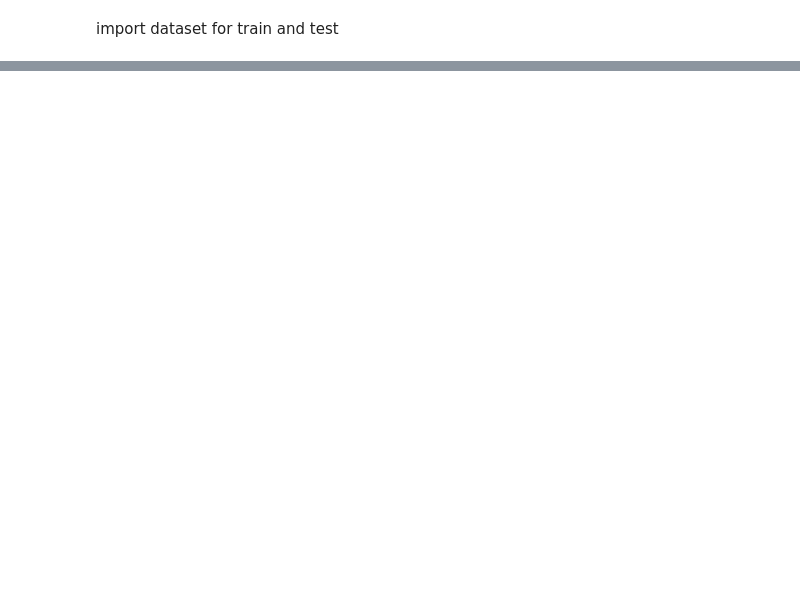
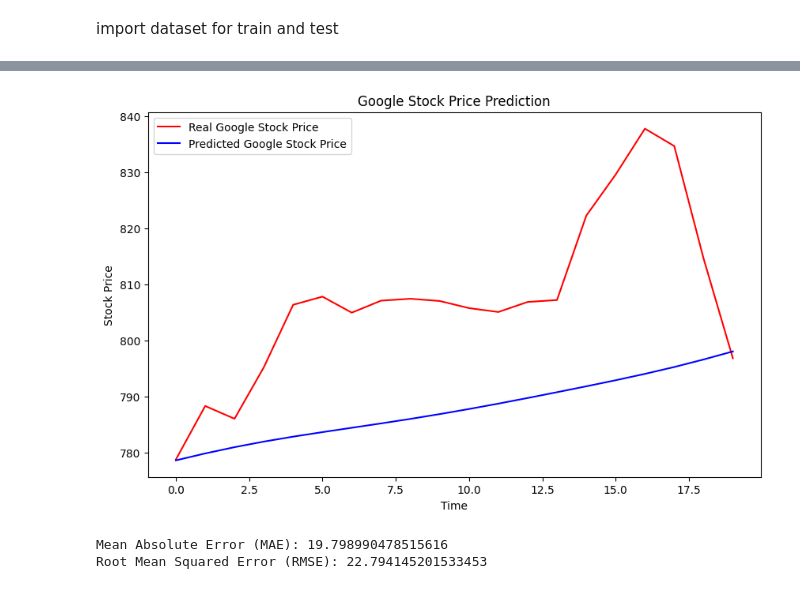
Before and after one commit to princejohnson37/Google-Stock-Price-Prediction-using-RNN, a Jupyter notebook: google_stock_lstm.ipynb, the cells around one changed output, grey strips where cells are left out. Cells and saved outputs as stored; diff of their text form; code cells hidden in the pictures; blank space fills up the shorter version.

```diff
--- a/google_stock_lstm.ipynb
+++ b/google_stock_lstm.ipynb
@@ -240,0 +162,45 @@ plt.show()
+# %%
+# Remove commas and convert 'Open' column to float
+# Replace commas directly without using .str
+df['Open'] = df['Open'].replace(',', '', regex=True).astype(float)
+
+
+# Apply scaling
+inputs = sc.transform(df[['Open']])  # Ensure only numeric columns are scaled
+
+# Prepare test data
+X_test = []
+y_test = []
+
+for i in range(60, inputs.shape[0]):
+    X_test.append(inputs[i-60:i, 0])
+    y_test.append(inputs[i, 0])
+
+X_test, y_test = np.array(X_test), np.array(y_test)
+X_test
+# %%
+y_pred = model.predict(X_test)
+
+# Inverse transform predictions and test labels to their original scale
+y_pred = sc.inverse_transform(y_pred.reshape(-1, 1))
+y_test = sc.inverse_transform(y_test.reshape(-1, 1))
+
+# Plot the actual vs. predicted stock prices
+plt.figure(figsize=(10, 6))
+plt.plot(y_test, color='red', label='Real Google Stock Price')
+plt.plot(y_pred, color='blue', label='Predicted Google Stock Price')
+plt.title('Google Stock Price Prediction')
+plt.xlabel('Time')
+plt.ylabel('Stock Price')
+plt.legend()
+plt.show()
+
+# Evaluate the model with Mean Absolute Error (MAE) or Root Mean Square Error (RMSE)
+from sklearn.metrics import mean_absolute_error, mean_squared_error
+
+mae = mean_absolute_error(y_test, y_pred)
+rmse = np.sqrt(mean_squared_error(y_test, y_pred))
+
+print(f"Mean Absolute Error (MAE): {mae}")
+print(f"Root Mean Squared Error (RMSE): {rmse}")
+# %% [output]
@@ -240,0 +208,3 @@ plt.show()
+[figure, added]
+Mean Absolute Error (MAE): 19.798990478515616
+Root Mean Squared Error (RMSE): 22.794145201533453
```
Also changed, not shown: parts of 19 cells of this notebook.
